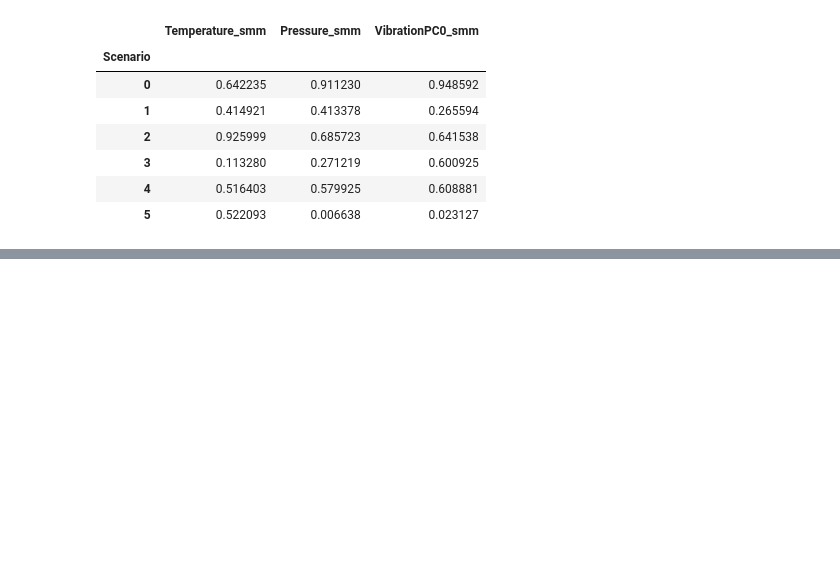
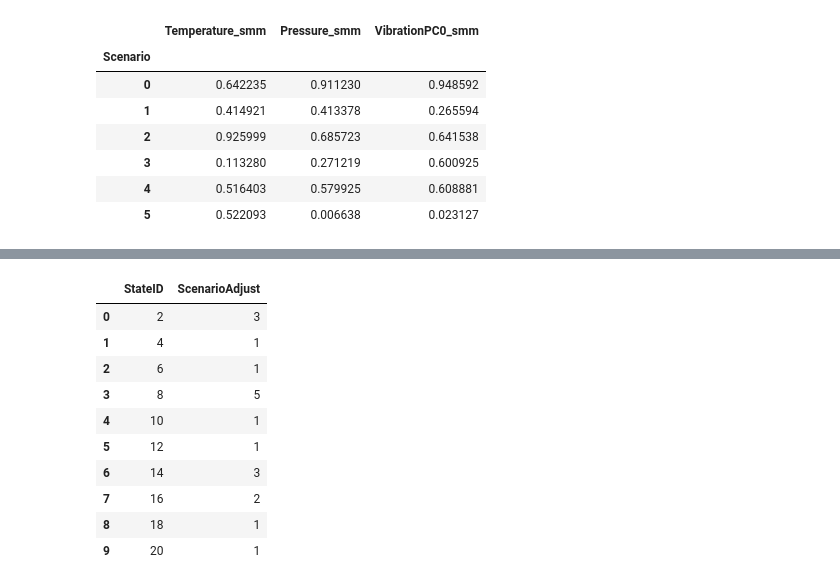
Before and after one commit to daniel64bit/failure-detection, a Jupyter notebook: notebooks/01_eda.ipynb, the cells around one changed output, grey strips where cells are left out. Cells and saved outputs as stored; diff of their text form; code cells hidden in the pictures; blank space fills up the shorter version.

```diff
--- a/notebooks/01_eda.ipynb
+++ b/notebooks/01_eda.ipynb
@@ -901,7 +916,9 @@ def remove_outliers(
 # %%
 scaler = MinMaxScaler()
 rs = 42  # Random State
-cluster_features = ['Temperature_smm', 'Pressure_smm', 'VibrationPC0_smm']
+cluster_features = ['Temperature', 'Pressure', 'VibrationPC0']
+suffix = ["smm"]  # ["smm", "smmd"]
+cluster_features = [f"{c}_{s}" for c in cluster_features for s in suffix]
 
 # Utilizing the mean stead of the raw variavle can help the model to understend
 # what came before certain time series point
@@ -1161,0 +1118,19 @@ plt.show()
+# %%
+# workaround - taking only the fail start point
+df_scenarios = df_failure[df_failure["FailStart"]].copy()
+df_scenarios = df_scenarios.groupby("StateID", as_index=False)["Scenario"].agg(pd.Series.mode)
+df_scenarios = df_scenarios.rename({"Scenario": "ScenarioAdjust"}, axis=1)
+
+df_scenarios
+# %% [output]
+|  | StateID | ScenarioAdjust |
+| 0 | 2 | 3 |
+| 1 | 4 | 1 |
+| 2 | 6 | 1 |
+| 3 | 8 | 5 |
+| 4 | 10 | 1 |
+| 5 | 12 | 1 |
+| 6 | 14 | 3 |
+| 7 | 16 | 2 |
+| 8 | 18 | 1 |
+| 9 | 20 | 1 |
```
Also changed, not shown: parts of 31 cells of this notebook.
